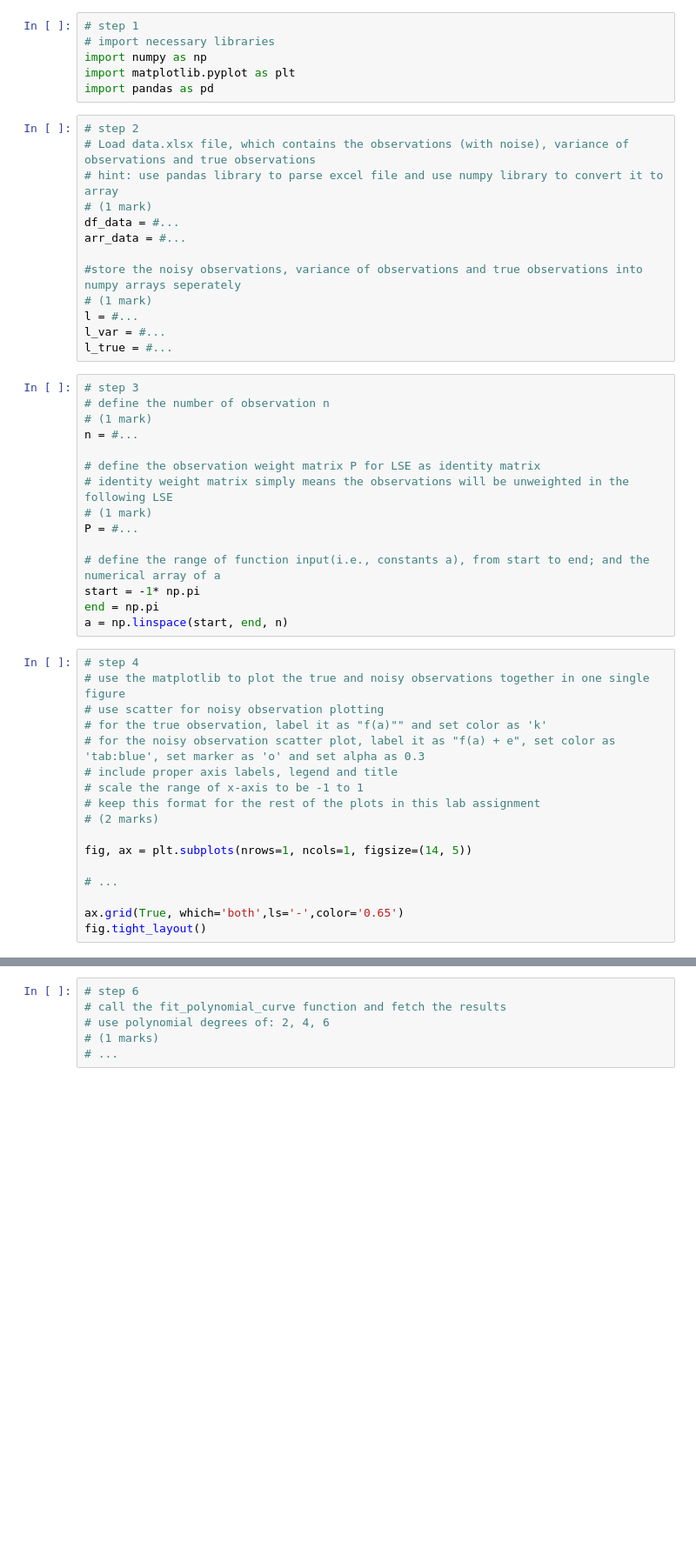
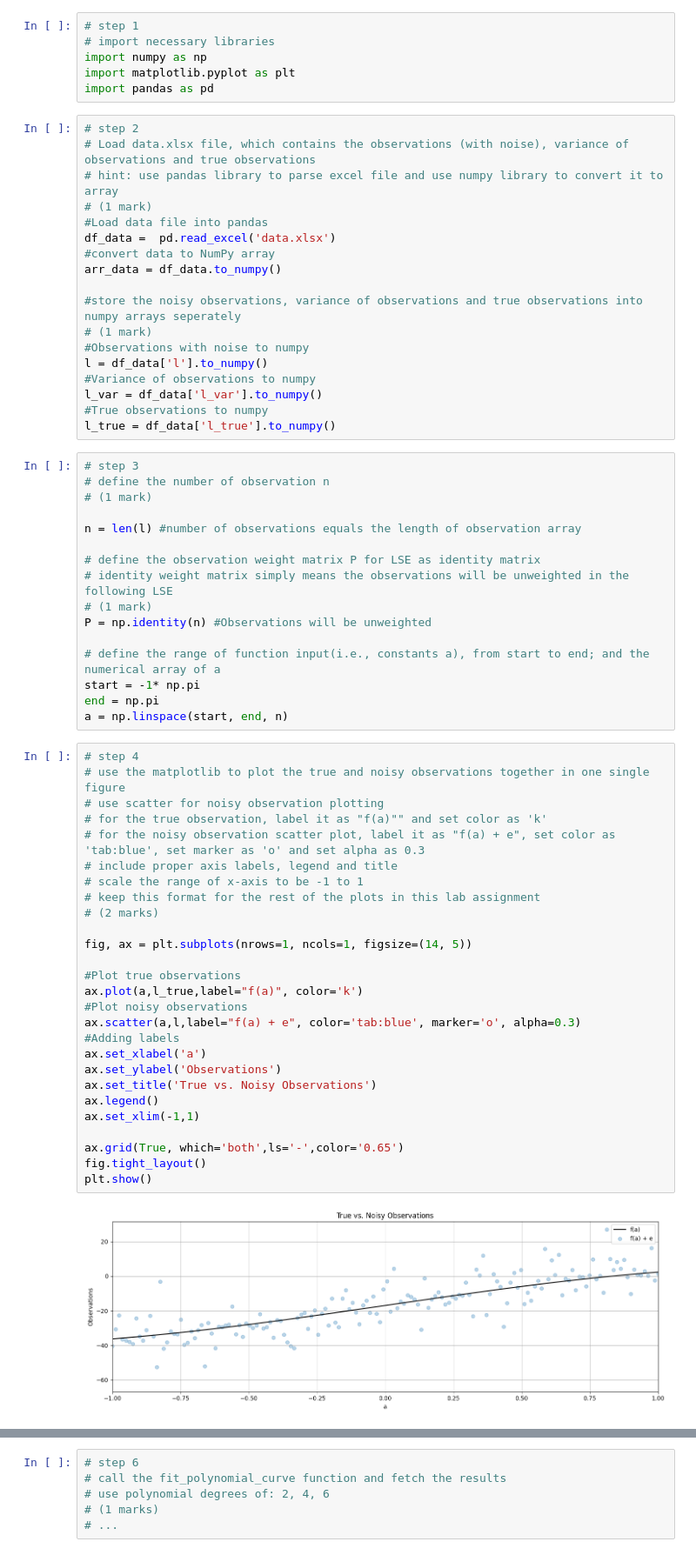
Before and after one commit to andrew-thai08/ENGG680_2025_Fall, a Jupyter notebook: Lab_Assignment1/Assignment1.ipynb, the cells around one changed output, grey strips where cells are left out. Shown at 87% size. Cells and saved outputs as stored; diff of their text form; blank space fills up the shorter version.

```diff
--- a/Lab_Assignment1/Assignment1.ipynb
+++ b/Lab_Assignment1/Assignment1.ipynb
@@ -622,24 +622,30 @@ import pandas as pd
 # Load data.xlsx file, which contains the observations (with noise), variance of observations and true observations
 # hint: use pandas library to parse excel file and use numpy library to convert it to array
 # (1 mark)
-df_data = #...
-arr_data = #...
+#Load data file into pandas
+df_data =  pd.read_excel('data.xlsx')
+#convert data to NumPy array
+arr_data = df_data.to_numpy()
 
 #store the noisy observations, variance of observations and true observations into numpy arrays seperately
 # (1 mark)
-l = #...
-l_var = #...
-l_true = #...
+#Observations with noise to numpy
+l = df_data['l'].to_numpy()
+#Variance of observations to numpy
+l_var = df_data['l_var'].to_numpy()
+#True observations to numpy
+l_true = df_data['l_true'].to_numpy()
 # %%
 # step 3
 # define the number of observation n
 # (1 mark)
-n = #...
+
+n = len(l) #number of observations equals the length of observation array
 
 # define the observation weight matrix P for LSE as identity matrix
 # identity weight matrix simply means the observations will be unweighted in the following LSE
 # (1 mark)
-P = #...
+P = np.identity(n) #Observations will be unweighted
 
 # define the range of function input(i.e., constants a), from start to end; and the numerical array of a
 start = -1* np.pi
@@ -648,20 +654,32 @@ a = np.linspace(start, end, n)
 # %%
 # step 4
 # use the matplotlib to plot the true and noisy observations together in one single figure
 # use scatter for noisy observation plotting
 # for the true observation, label it as "f(a)"" and set color as 'k'
 # for the noisy observation scatter plot, label it as "f(a) + e", set color as 'tab:blue', set marker as 'o' and set alpha as 0.3
 # include proper axis labels, legend and title
 # scale the range of x-axis to be -1 to 1
 # keep this format for the rest of the plots in this lab assignment
 # (2 marks)
 
 fig, ax = plt.subplots(nrows=1, ncols=1, figsize=(14, 5))
 
-# ...
+#Plot true observations
+ax.plot(a,l_true,label="f(a)", color='k')
+#Plot noisy observations
+ax.scatter(a,l,label="f(a) + e", color='tab:blue', marker='o', alpha=0.3)
+#Adding labels
+ax.set_xlabel('a')
+ax.set_ylabel('Observations')
+ax.set_title('True vs. Noisy Observations')
+ax.legend()
+ax.set_xlim(-1,1)
 
 ax.grid(True, which='both',ls='-',color='0.65')
 fig.tight_layout()
+plt.show()
+# %% [output]
+[figure, added]
 # %%
 # step 5
 # define a curve fitting function named fit_polynomial_curve
```
Also changed, not shown: parts of 1 cell of this notebook.
